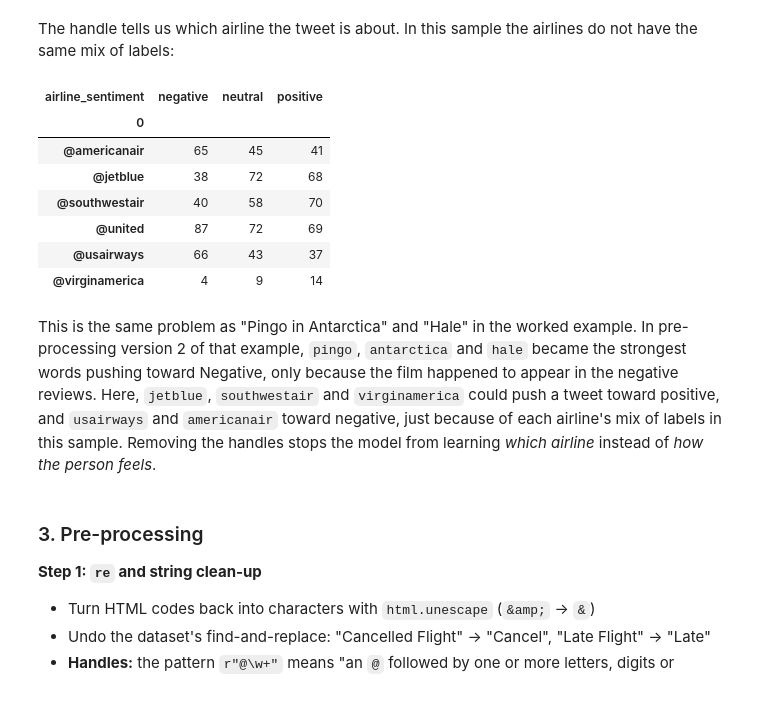
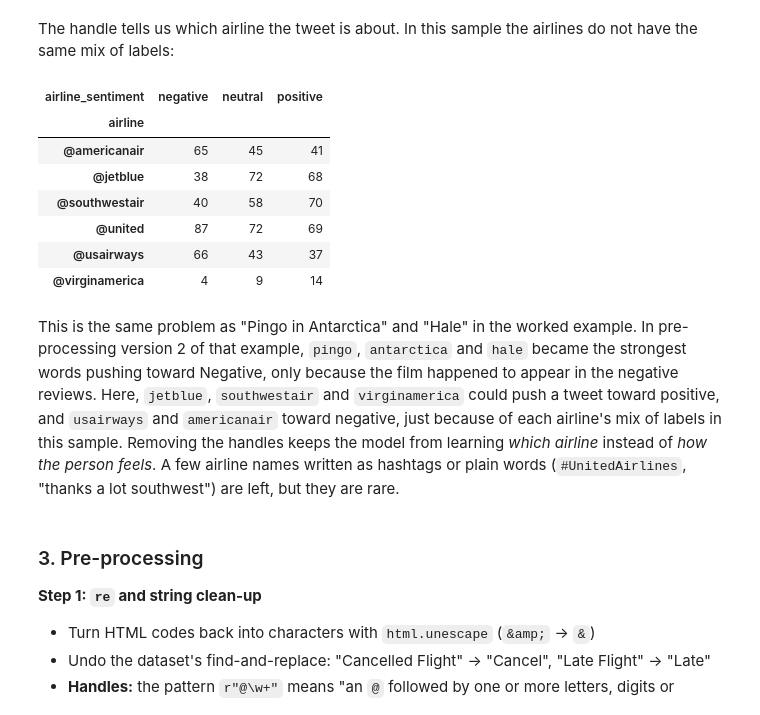
Before and after one commit to Gab276/1, a Jupyter notebook: airline_sentiment/Airline_Sentiment_NLP_Pipeline.ipynb, the cells around one changed output. Drawn from its saved outputs; the diff is of its cells as text; code cells hidden in the pictures.

```diff
--- a/airline_sentiment/Airline_Sentiment_NLP_Pipeline.ipynb
+++ b/airline_sentiment/Airline_Sentiment_NLP_Pipeline.ipynb
@@ -174,12 +182,12 @@ HTML code like &amp;                    35 of 900 tweets
 The handle tells us which airline the tweet is about. In this sample the airlines do not have the same mix of labels:
 # %%
 # Labels per airline, using the first handle in each tweet
-airline = train_df["text"].str.extract(r"(@\w+)")[0].str.lower()
+airline = train_df["text"].str.extract(r"(@\w+)")[0].str.lower().rename("airline")
 airline_counts = pd.crosstab(airline, train_df["airline_sentiment"])
 airline_counts[airline_counts.sum(axis=1) >= 20]
 # %% [output]
 | airline_sentiment | negative | neutral | positive |
-| 0 |  |  |  |
+| airline |  |  |  |
 | @americanair | 65 | 45 | 41 |
 | @jetblue | 38 | 72 | 68 |
 | @southwestair | 40 | 58 | 70 |
@@ -187,7 +195,7 @@ airline_counts[airline_counts.sum(axis=1) >= 20]
 | @usairways | 66 | 43 | 37 |
 | @virginamerica | 4 | 9 | 14 |
 # %% [markdown]
-This is the same problem as "Pingo in Antarctica" and "Hale" in the worked example. In pre-processing version 2 of that example, `pingo`, `antarctica` and `hale` became the strongest words pushing toward Negative, only because the film happened to appear in the negative reviews. Here, `jetblue`, `southwestair` and `virginamerica` could push a tweet toward positive, and `usairways` and `americanair` toward negative, just because of each airline's mix of labels in this sample. Removing the handles stops the model from learning *which airline* instead of *how the person feels*.
+This is the same problem as "Pingo in Antarctica" and "Hale" in the worked example. In pre-processing version 2 of that example, `pingo`, `antarctica` and `hale` became the strongest words pushing toward Negative, only because the film happened to appear in the negative reviews. Here, `jetblue`, `southwestair` and `virginamerica` could push a tweet toward positive, and `usairways` and `americanair` toward negative, just because of each airline's mix of labels in this sample. Removing the handles keeps the model from learning *which airline* instead of *how the person feels*. A few airline names written as hashtags or plain words (`#UnitedAirlines`, "thanks a lot southwest") are left, but they are rare.
 # %% [markdown]
 ### 3. Pre-processing
 
```
Also changed, not shown: parts of 32 cells of this notebook, 1 other file.
